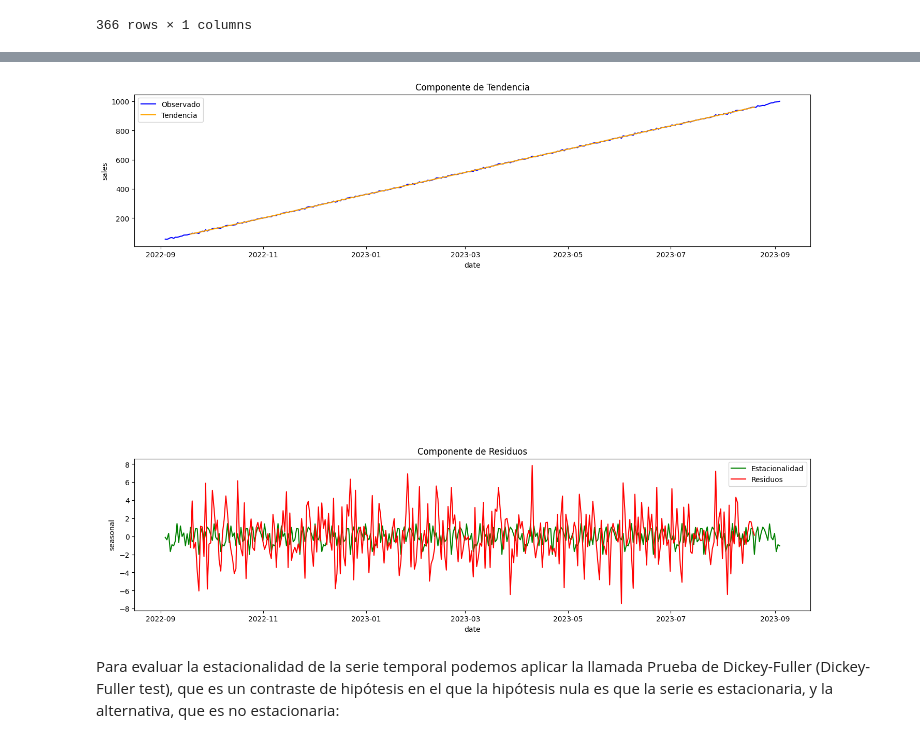
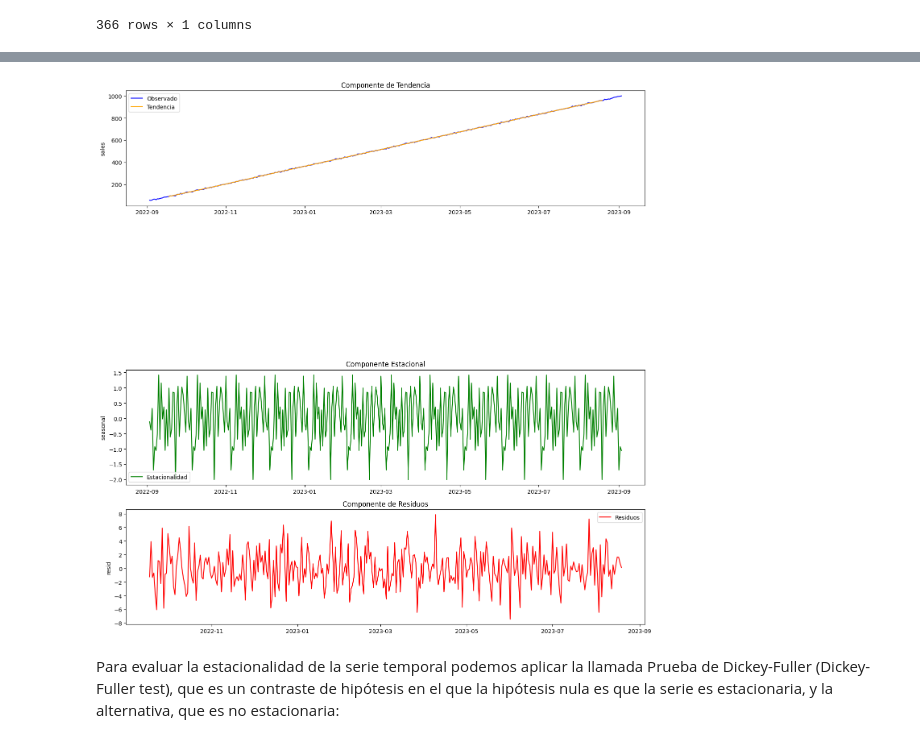
Before and after one commit to EduGarciaB/Alternative_Temporal_Series, a Jupyter notebook: src/explore.ipynb, the cells around one changed output, grey strips where cells are left out. Saved outputs shown, nothing was run; the diff lists cells and outputs as text; code cells hidden in the pictures.

```diff
--- a/src/explore.ipynb
+++ b/src/explore.ipynb
@@ -38,0 +28,4 @@ plt.show()
+# %%
+# Convertir el índice a solo la fecha
+df_sales.index = df_sales.index.date
+df_sales
@@ -55,35 +100,35 @@ residual = result.resid
 
 # Configura el tamaño de las figuras
 plt.figure(figsize=(14, 14))
 
 # Observado
 plt.subplot(411)
 sns.lineplot(data=observed, label='Observado', color='blue')
 plt.legend(loc='best')
 plt.title('Componente Observado')
 
 # Tendencia
 plt.subplot(411)
 sns.lineplot(data=trend, label='Tendencia', color='orange')
 plt.legend(loc='best')
 plt.title('Componente de Tendencia')
 
 # Estacionalidad
 plt.subplot(413)
 sns.lineplot(data=seasonal, label='Estacionalidad', color='green')
 plt.legend(loc='best')
 plt.title('Componente Estacional')
 
 # Residuos
-plt.subplot(413)
+plt.subplot(414)
 sns.lineplot(data=residual, label='Residuos', color='red')
 plt.legend(loc='best')
 plt.title('Componente de Residuos')
 
 plt.tight_layout()
 plt.show()
 # %% [output]
-[figure, old version]
+[figure, new version]
 # %% [markdown]
 Para evaluar la estacionalidad de la serie temporal podemos aplicar la llamada Prueba de Dickey-Fuller (Dickey-Fuller test), que es un contraste de hipótesis en el que la hipótesis nula es que la serie es estacionaria, y la alternativa, que es no estacionaria:
 # %%
```
Also changed, not shown: parts of 18 cells of this notebook, 1 other file.
